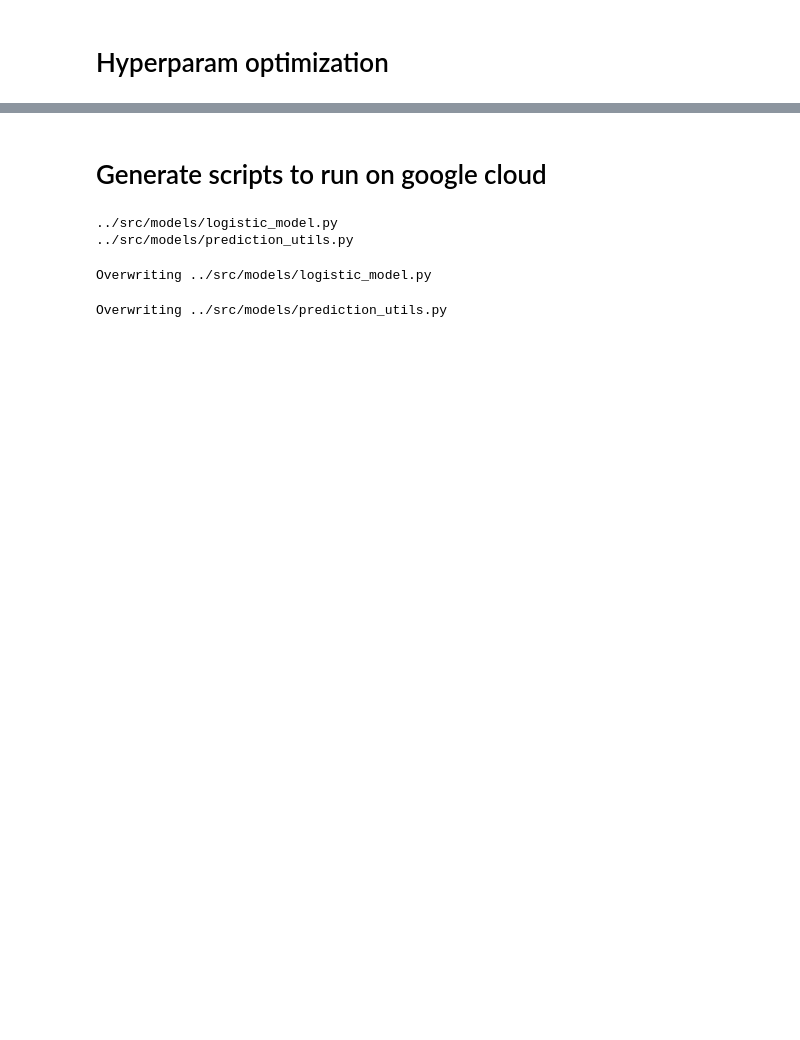
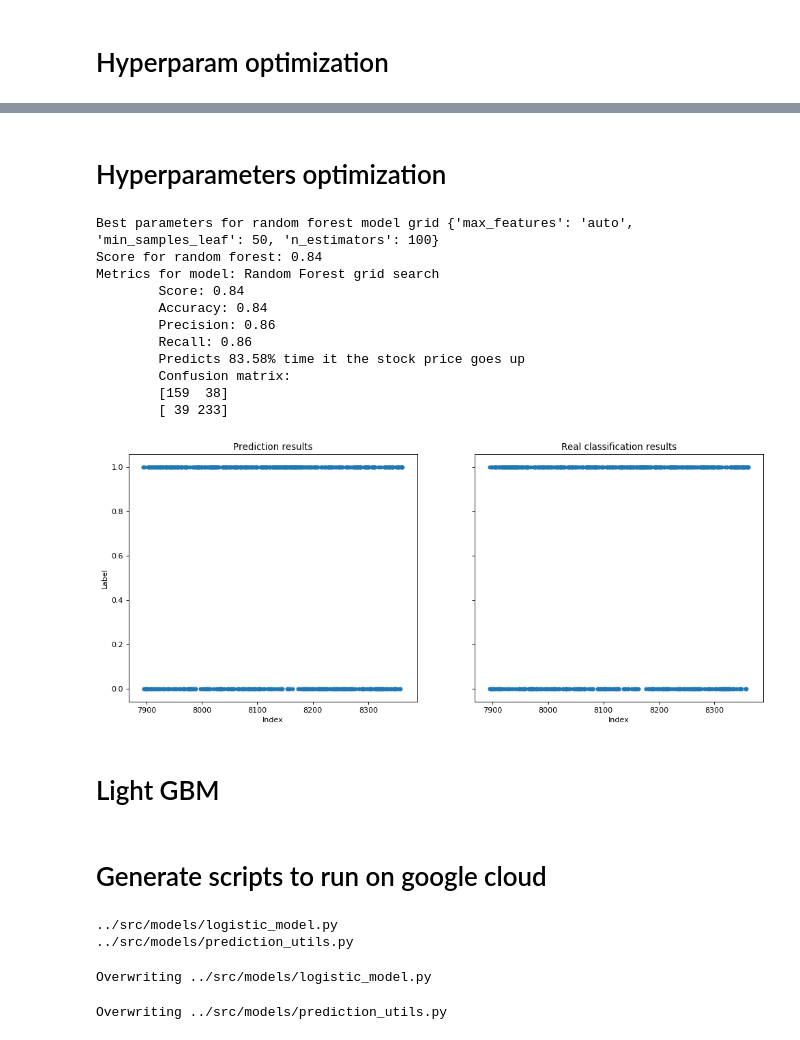
Before and after one commit to MildoCentaur/stockforecasting, a Jupyter notebook: notebooks/Predict model classifier.ipynb, the cells around one changed output, grey strips where cells are left out. Drawn from its saved outputs; the diff is of its cells as text; code cells hidden in the pictures; blank space fills up the shorter version.

```diff
--- a/notebooks/Predict model classifier.ipynb
+++ b/notebooks/Predict model classifier.ipynb
@@ -395,0 +356,34 @@ fig = plot_cross_validation_metric(df_cv, metric='mse')
+# %% [markdown]
+# Hyperparameters optimization
+# %%
+parameters = {'n_estimators':[50, 100, 200,1000],
+              'min_samples_leaf':[1, 5,10,50],
+              'max_features' : ('auto','sqrt','log2'),
+               }
+rf = RandomForestClassifier(random_state=0, oob_score=True)
+rf_grid = GridSearchCV(rf, parameters, cv=5)
+
+with ignore_warnings(category=ConvergenceWarning):
+    rf_grid.fit(X_train, y_train)
+
+print ('Best parameters for random forest model grid {}'.format(rf_grid.best_params_))
+
+print ('Score for random forest: {0:.2f}'.format(rf_grid.score(X_test, y_test)))
+
+get_model_metrics(rf_grid, y_test, X_test, 'Random Forest grid search')
+compare_prediction_visual(create_predictions_dataset(test_df, rf_grid, X_test), result_test_df, 'RandomForestGrid')
+# %% [output]
+Best parameters for random forest model grid {'max_features': 'auto', 'min_samples_leaf': 50, 'n_estimators': 100}
+Score for random forest: 0.84
+Metrics for model: Random Forest grid search
+        Score: 0.84
+        Accuracy: 0.84
+        Precision: 0.86
+        Recall: 0.86
+        Predicts 83.58% time it the stock price goes up
+        Confusion matrix:
+        [159  38]
+        [ 39 233]
+[figure, added]
+# %% [markdown]
+# Light GBM
```
Also changed, not shown: parts of 24 cells of this notebook, 10 other files.
